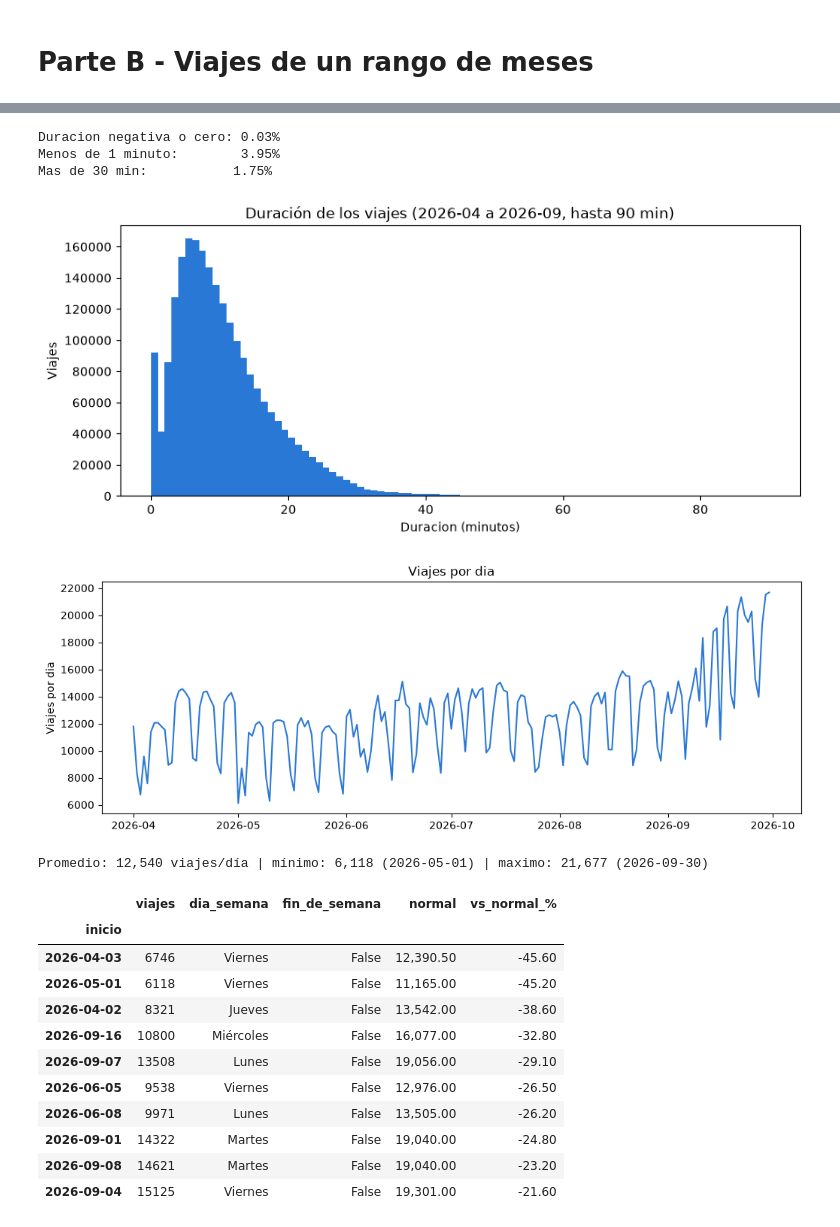
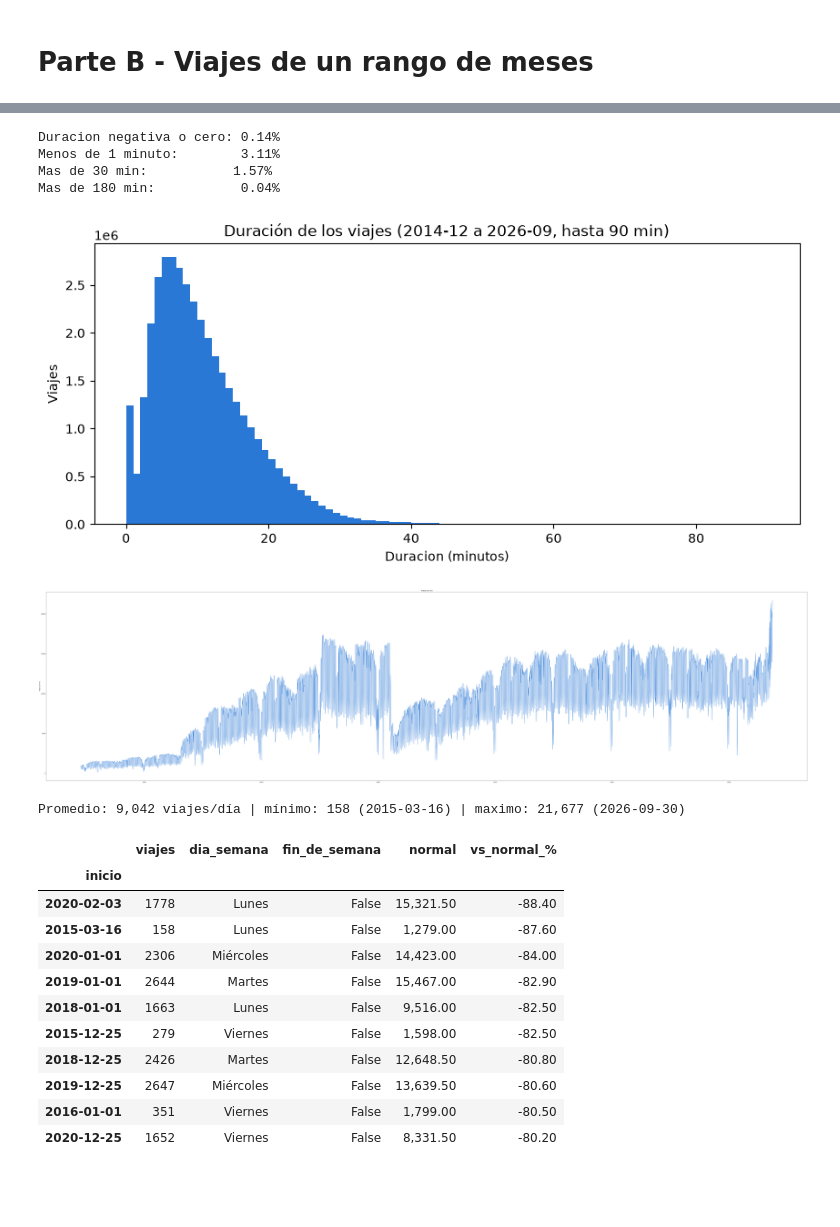
Before and after one commit to alx016/TC5061-Proyecto-Equipo05, a Jupyter notebook: notebooks/1.0-fge-eda-mibici.ipynb, the cells around one changed output, grey strips where cells are left out. Drawn from its saved outputs; the diff is of its cells as text; code cells hidden in the pictures; blank space fills up the shorter version.

```diff
--- a/notebooks/1.0-fge-eda-mibici.ipynb
+++ b/notebooks/1.0-fge-eda-mibici.ipynb
@@ -235,7 +233,7 @@ meses_disponibles = sorted(m for p in archivos if (m := mes_del_archivo(p)))
 print(f"Meses disponibles: {meses_disponibles[0]} a {meses_disponibles[-1]}")
 
 #  Por defecto: los ultimos 6 meses disponibles
-INICIO, FIN = meses_disponibles[-6], meses_disponibles[-1]
+INICIO, FIN = meses_disponibles[-142], meses_disponibles[-1]
 seleccion = [p for p in archivos if (m := mes_del_archivo(p)) and INICIO <= m <= FIN]
 print(f"Rango: {INICIO} a {FIN} ({len(seleccion)} archivos)")
 # %% [output]
@@ -302,22 +313,9 @@ dtype: int64
 filas duplicadas: 758
 ids de viaje repetidos (viaje_id): 758
 # %%
-#Se identifica cada columna por palabra clave y se revisa que las fechas caigan en el mes de su archivo. Si muchas quedan fuera, pandas esta confundiendo dia y mes
-def columna(palabra):
-    return next(c for c in viajes.columns if palabra in c)
-
-COL_INICIO, COL_FIN = columna("inicio"), columna("fin")
-
-COL_ORIGEN, COL_DESTINO = columna("origen"), columna("destino")
-print("Ejemplos de fecha tal como vienen:", viajes[COL_INICIO].head(3).tolist())
-
-viajes["inicio"] = pd.to_datetime(viajes[COL_INICIO], errors="coerce")
-viajes["fin"] = pd.to_datetime(viajes[COL_FIN], errors="coerce")
-viajes["origen"] = pd.to_numeric(viajes[COL_ORIGEN], errors="coerce").astype("Int32")
-viajes["destino"] = pd.to_numeric(viajes[COL_DESTINO], errors="coerce").astype("Int32")
-viajes["duracion_min"] = (viajes["fin"] - viajes["inicio"]).dt.total_seconds() / 60
-
-fuera = viajes["inicio"].dt.strftime("%Y-%m") != viajes["mes_archivo"]
+# Las fechas ya se convirtieron al cargar (cada archivo con su formato).
+# Aquí solo se revisa que estén bien y cómo es la duración.
+fuera = viajes["inicio"].dt.strftime("%Y-%m") != viajes["mes_archivo"].astype(str)
 print(f"Fechas de inicio inválidas: {viajes['inicio'].isna().sum():,}")
 print(f"Viajes fuera del mes de su archivo: {fuera.mean():.2%}")
 viajes["duracion_min"].describe(percentiles=[0.01, 0.05, 0.25, 0.5, 0.75, 0.95, 0.99])
@@ -343,6 +340,7 @@ d = viajes["duracion_min"]
 print(f"Duracion negativa o cero: {(d <= 0).mean():.2%}")
 print(f"Menos de 1 minuto:        {((d > 0) & (d < 1)).mean():.2%}")
 print(f"Mas de 30 min:           {(d > 30).mean():.2%}")
+print(f"Mas de 180 min:           {(d > 180).mean():.2%}")
 
 fig, ax = plt.subplots(figsize=(10, 4))
 ax.hist(d[(d > 0) & (d <= 90)], bins=90, color=AZUL)
@@ -350,25 +348,27 @@ ax.set_xlabel("Duracion (minutos)")
 ax.set_ylabel("Viajes")
 ax.set_title(f"Duración de los viajes ({INICIO} a {FIN}, hasta 90 min)")
 fig.savefig(FIGURES_DIR / "eda_duracion.png", bbox_inches="tight")
+
 plt.show()
 # %% [output]
-Duracion negativa o cero: 0.03%
-Menos de 1 minuto:        3.95%
-Mas de 30 min:           1.75%
+Duracion negativa o cero: 0.14%
+Menos de 1 minuto:        3.11%
+Mas de 30 min:           1.57%
+Mas de 180 min:           0.04%
-[figure, old version]
+[figure, new version]
 # %%
 #Cuando ocurren los viajes
 por_dia = viajes.groupby(viajes["inicio"].dt.date).size()
-fig, ax = plt.subplots(figsize=(12, 4))
+fig, ax = plt.subplots(figsize=(100, 25))
 ax.plot(pd.to_datetime(por_dia.index), por_dia.values, color=AZUL)
 ax.set_ylabel("Viajes por dia")
 ax.set_title("Viajes por dia")
 fig.savefig(FIGURES_DIR / "eda_viajes_por_dia.png", bbox_inches="tight")
 plt.show()
 print(f"Promedio: {por_dia.mean():,.0f} viajes/día | mínimo: {por_dia.min():,} ({por_dia.idxmin()}) | maximo: {por_dia.max():,} ({por_dia.idxmax()})")
 # %% [output]
-[figure, old version]
+[figure, new version]
-Promedio: 12,540 viajes/día | mínimo: 6,118 (2026-05-01) | maximo: 21,677 (2026-09-30)
+Promedio: 9,042 viajes/día | mínimo: 158 (2015-03-16) | maximo: 21,677 (2026-09-30)
 # %%
 dias_es = ["Lunes", "Martes", "Miércoles", "Jueves", "Viernes", "Sábado", "Domingo"]
 
@@ -383,7 +383,7 @@ tabla_dias["normal"] = tabla_dias.groupby([mes, "dia_semana"])["viajes"].transfo
 tabla_dias["vs_normal_%"] = (100 * (tabla_dias["viajes"] / tabla_dias["normal"] - 1)).round(1)
 
 # Los 15 días con menos viajes
-# tabla_dias.sort_values("viajes").head(50)
+tabla_dias.sort_values("viajes").head(50)
 
 tabla_dias[~tabla_dias["fin_de_semana"]].sort_values("vs_normal_%").head(10)
 # 02-03 de abril => Jueves y viernes santo
@@ -392,16 +392,16 @@ tabla_dias[~tabla_dias["fin_de_semana"]].sort_values("vs_normal_%").head(10)
 # %% [output]
 |  | viajes | dia_semana | fin_de_semana | normal | vs_normal_% |
 | inicio |  |  |  |  |  |
-| 2026-04-03 | 6746 | Viernes | False | 12,390.50 | -45.60 |
-| 2026-05-01 | 6118 | Viernes | False | 11,165.00 | -45.20 |
-| 2026-04-02 | 8321 | Jueves | False | 13,542.00 | -38.60 |
-| 2026-09-16 | 10800 | Miércoles | False | 16,077.00 | -32.80 |
-| 2026-09-07 | 13508 | Lunes | False | 19,056.00 | -29.10 |
-| 2026-06-05 | 9538 | Viernes | False | 12,976.00 | -26.50 |
-| 2026-06-08 | 9971 | Lunes | False | 13,505.00 | -26.20 |
-| 2026-09-01 | 14322 | Martes | False | 19,040.00 | -24.80 |
-| 2026-09-08 | 14621 | Martes | False | 19,040.00 | -23.20 |
-| 2026-09-04 | 15125 | Viernes | False | 19,301.00 | -21.60 |
+| 2020-02-03 | 1778 | Lunes | False | 15,321.50 | -88.40 |
+| 2015-03-16 | 158 | Lunes | False | 1,279.00 | -87.60 |
+| 2020-01-01 | 2306 | Miércoles | False | 14,423.00 | -84.00 |
+| 2019-01-01 | 2644 | Martes | False | 15,467.00 | -82.90 |
+| 2018-01-01 | 1663 | Lunes | False | 9,516.00 | -82.50 |
+| 2015-12-25 | 279 | Viernes | False | 1,598.00 | -82.50 |
+| 2018-12-25 | 2426 | Martes | False | 12,648.50 | -80.80 |
+| 2019-12-25 | 2647 | Miércoles | False | 13,639.50 | -80.60 |
+| 2016-01-01 | 351 | Viernes | False | 1,799.00 | -80.50 |
+| 2020-12-25 | 1652 | Viernes | False | 8,331.50 | -80.20 |
 # %%
 # Dia de la semana × hora: muestra horas pico y diferencia entre laborales y fin de semana
 dias = ["Lun", "Mar", "Mie", "Jue", "Vie", "Sab", "Dom"]
```
Also changed, not shown: parts of 16 cells of this notebook, 6 other files.
